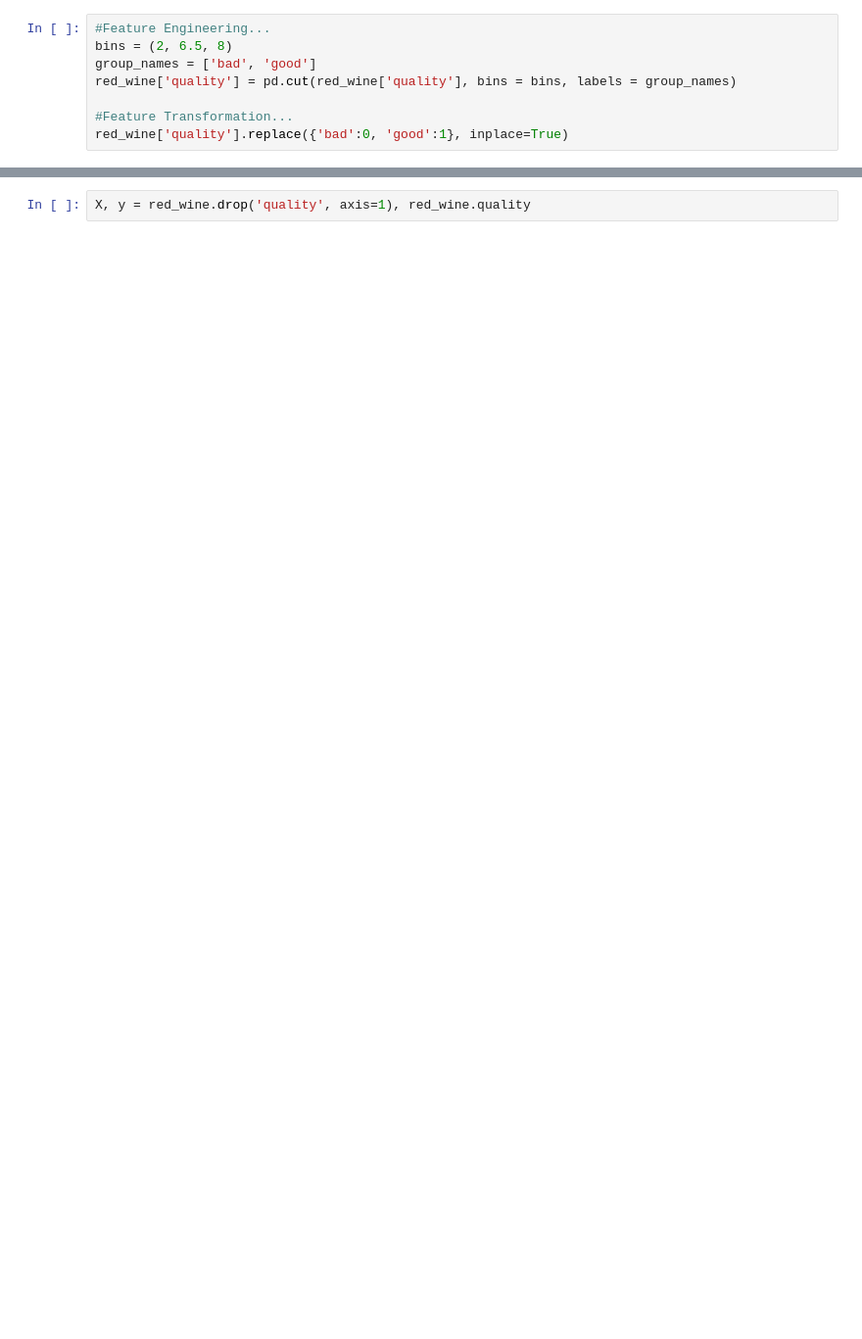
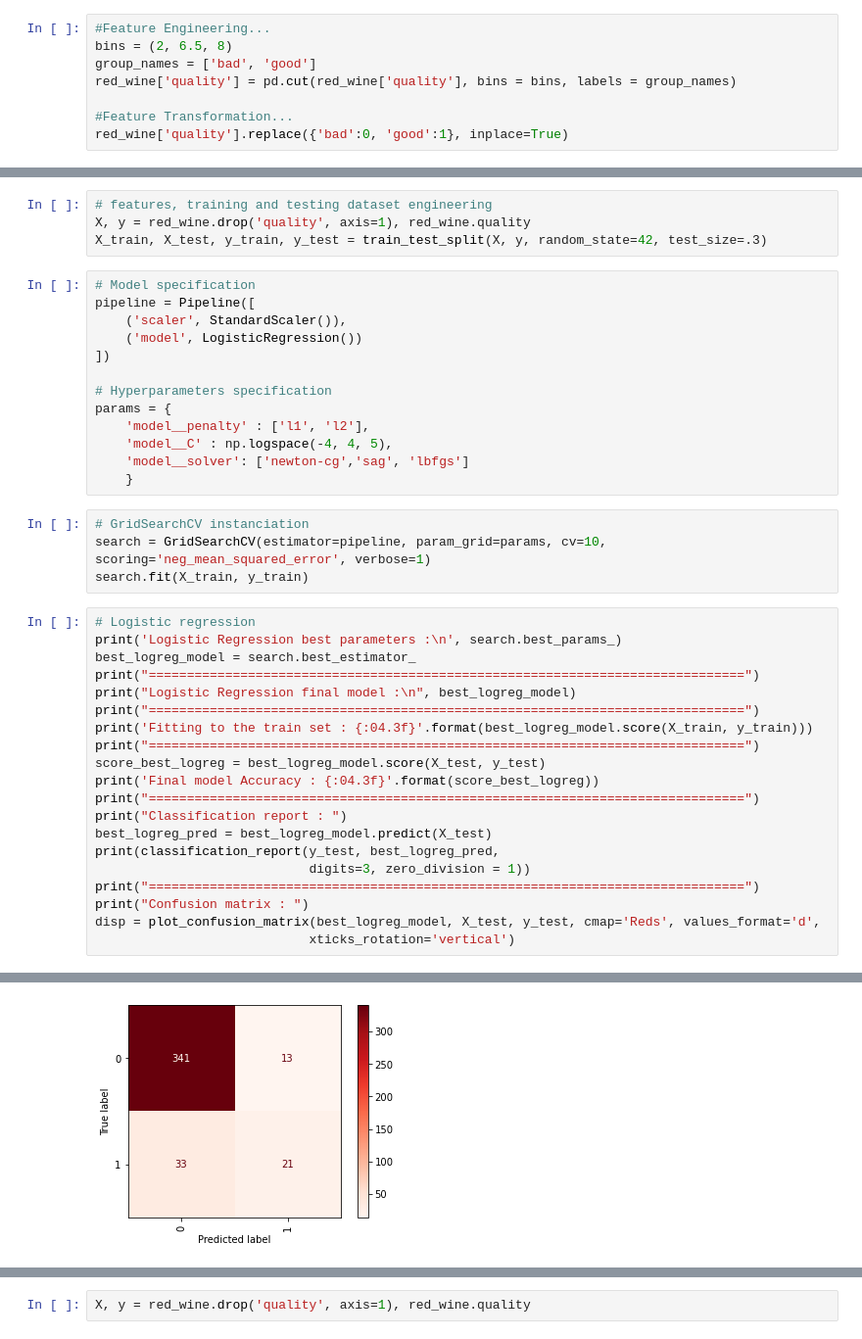
Before and after one commit to htsull/High-dimension-statistics-project, a Jupyter notebook: wine-quality.ipynb, the cells around one changed output, grey strips where cells are left out. Shown at 98% size. Cells and saved outputs as stored; diff of their text form; blank space fills up the shorter version.

```diff
--- a/wine-quality.ipynb
+++ b/wine-quality.ipynb
@@ -351,0 +221,42 @@ Index(['fixed acidity', 'volatile acidity', 'citric acid', 'residual sugar',
+# %%
+# features, training and testing dataset engineering
+X, y = red_wine.drop('quality', axis=1), red_wine.quality
+X_train, X_test, y_train, y_test = train_test_split(X, y, random_state=42, test_size=.3)
+# %%
+# Model specification
+pipeline = Pipeline([
+    ('scaler', StandardScaler()),
+    ('model', LogisticRegression())
+])
+
+# Hyperparameters specification
+params = {
+    'model__penalty' : ['l1', 'l2'],
+    'model__C' : np.logspace(-4, 4, 5),
+    'model__solver': ['newton-cg','sag', 'lbfgs']
+    }
+# %%
+# GridSearchCV instanciation
+search = GridSearchCV(estimator=pipeline, param_grid=params, cv=10, scoring='neg_mean_squared_error', verbose=1)
+search.fit(X_train, y_train)
+# %%
+# Logistic regression
+print('Logistic Regression best parameters :\n', search.best_params_)
+best_logreg_model = search.best_estimator_
+print("==============================================================================")
+print("Logistic Regression final model :\n", best_logreg_model)
+print("==============================================================================")
+print('Fitting to the train set : {:04.3f}'.format(best_logreg_model.score(X_train, y_train)))
+print("==============================================================================")
+score_best_logreg = best_logreg_model.score(X_test, y_test)
+print('Final model Accuracy : {:04.3f}'.format(score_best_logreg))
+print("==============================================================================")
+print("Classification report : ")
+best_logreg_pred = best_logreg_model.predict(X_test)
+print(classification_report(y_test, best_logreg_pred,
+                            digits=3, zero_division = 1))
+print("==============================================================================")
+print("Confusion matrix : ")
+disp = plot_confusion_matrix(best_logreg_model, X_test, y_test, cmap='Reds', values_format='d',
+                            xticks_rotation='vertical')
+# %% [output]
@@ -351,0 +280 @@ Index(['fixed acidity', 'volatile acidity', 'citric acid', 'residual sugar',
+[figure, added]
```
Also changed, not shown: parts of 126 cells of this notebook.
